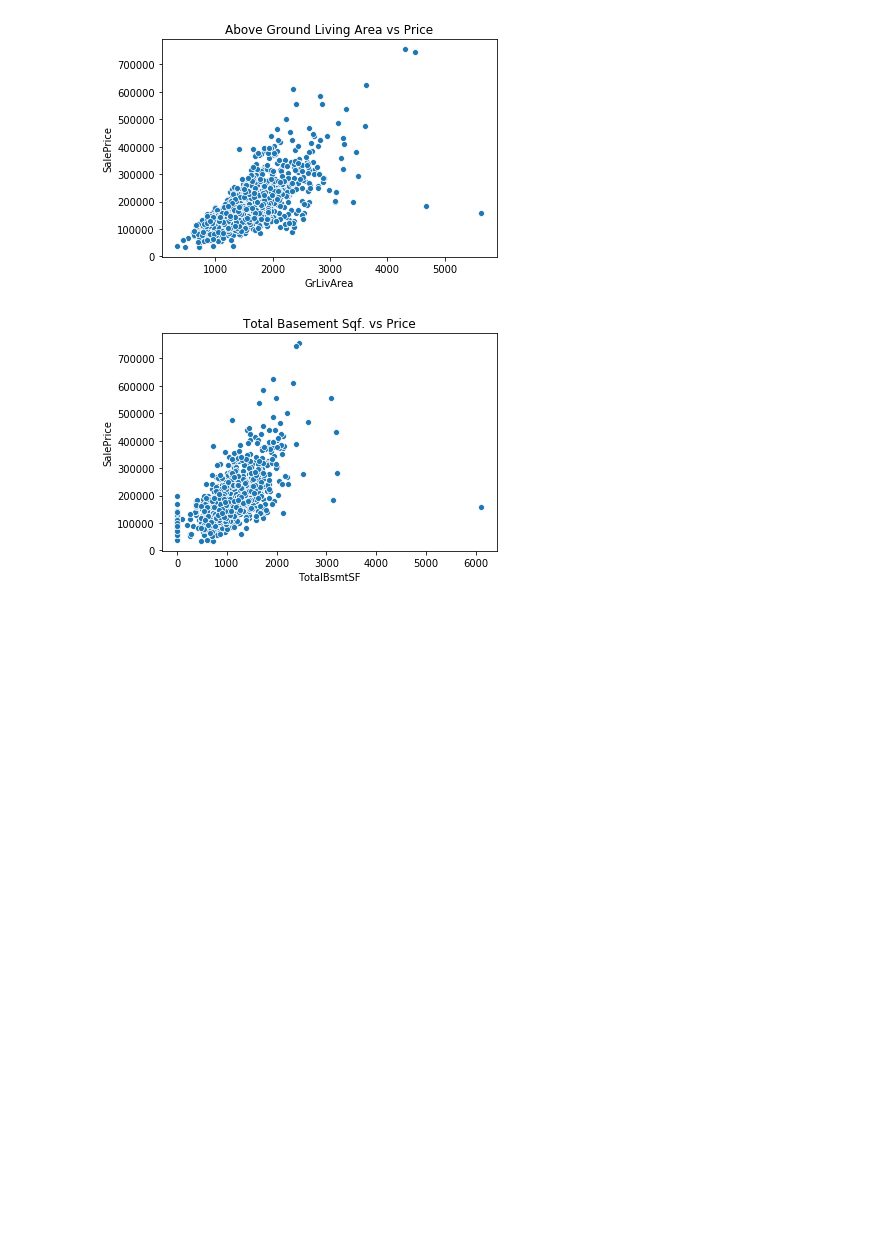
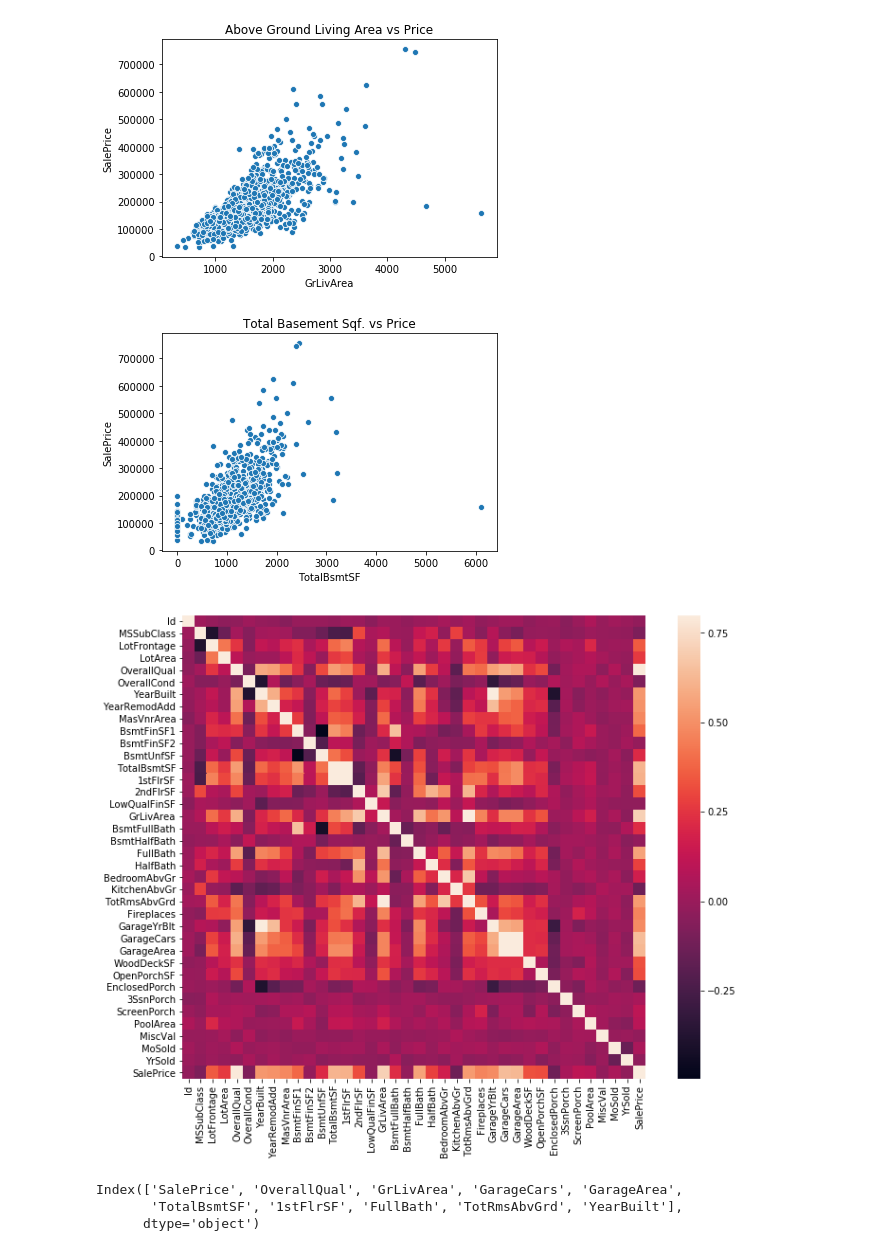
Before and after one commit to mkung8889/house_price_regression_kaggle, a Jupyter notebook: Data_Cleaning.ipynb, the cells around one changed output. Cells and saved outputs as stored; diff of their text form; code cells hidden in the pictures; blank space fills up the shorter version.

```diff
--- a/Data_Cleaning.ipynb
+++ b/Data_Cleaning.ipynb
@@ -95,3 +72,18 @@ plt.title('Total Basement Sqf. vs Price')
 plt.show()
 # %% [output]
 [figure]
+# %%
+corr_matrix = df_train.corr()
+
+f, ax = plt.subplots(figsize=(12, 9))
+sns.heatmap(corr_matrix, vmax=.8, square=True)
+plt.show()
+# %% [output]
+[figure, added]
+# %%
+cols = df_train.corr().nlargest(10,'SalePrice')['SalePrice'].index
+cols
+# %% [output]
+Index(['SalePrice', 'OverallQual', 'GrLivArea', 'GarageCars', 'GarageArea',
+       'TotalBsmtSF', '1stFlrSF', 'FullBath', 'TotRmsAbvGrd', 'YearBuilt'],
+      dtype='object')
```
Also changed, not shown: parts of 7 cells of this notebook.
